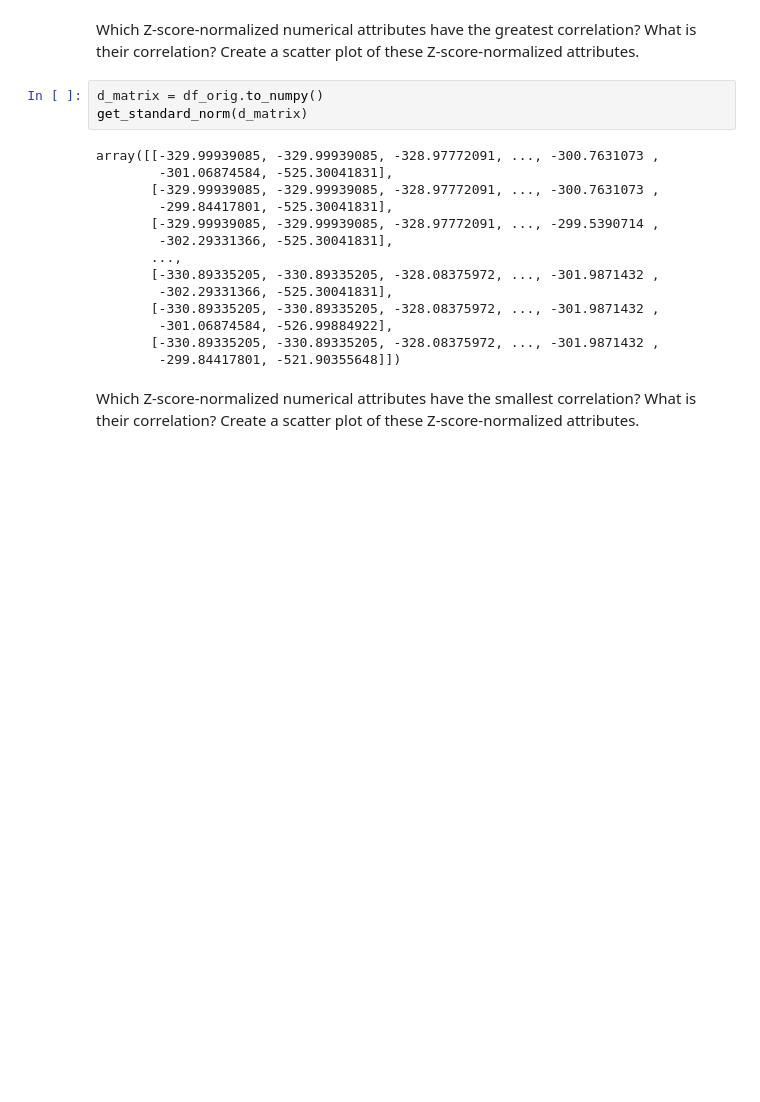
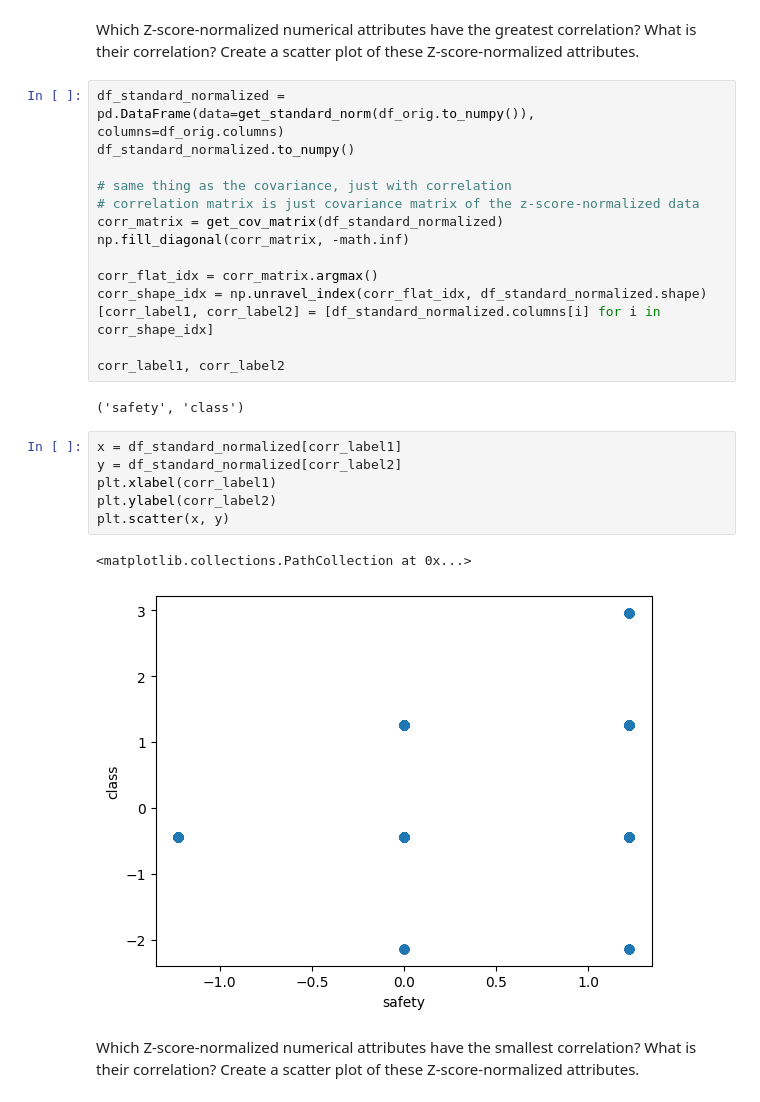
Before and after one commit to Koalafant/csci347_data_mining, a Jupyter notebook: proj_1/one.ipynb, the cells around one changed output. Saved outputs shown, nothing was run; the diff lists cells and outputs as text; blank space fills up the shorter version.

Commit message:
Answered questions about correlation + refactors

```diff
--- a/proj_1/one.ipynb
+++ b/proj_1/one.ipynb
@@ -257,23 +255,31 @@ plt.scatter(x, y)
 # %% [markdown]
 Which Z-score-normalized numerical attributes have the greatest correlation? What
 is their correlation? Create a scatter plot of these Z-score-normalized attributes.
-# %%
-d_matrix = df_orig.to_numpy()
-get_standard_norm(d_matrix)
-# %% [output]
-array([[-329.99939085, -329.99939085, -328.97772091, ..., -300.7631073 ,
-        -301.06874584, -525.30041831],
-       [-329.99939085, -329.99939085, -328.97772091, ..., -300.7631073 ,
-        -299.84417801, -525.30041831],
-       [-329.99939085, -329.99939085, -328.97772091, ..., -299.5390714 ,
-        -302.29331366, -525.30041831],
-       ...,
-       [-330.89335205, -330.89335205, -328.08375972, ..., -301.9871432 ,
-        -302.29331366, -525.30041831],
-       [-330.89335205, -330.89335205, -328.08375972, ..., -301.9871432 ,
-        -301.06874584, -526.99884922],
-       [-330.89335205, -330.89335205, -328.08375972, ..., -301.9871432 ,
-        -299.84417801, -521.90355648]])
+# %%
+df_standard_normalized = pd.DataFrame(data=get_standard_norm(df_orig.to_numpy()), columns=df_orig.columns)
+df_standard_normalized.to_numpy()
+
+# same thing as the covariance, just with correlation
+# correlation matrix is just covariance matrix of the z-score-normalized data
+corr_matrix = get_cov_matrix(df_standard_normalized)
+np.fill_diagonal(corr_matrix, -math.inf)
+
+corr_flat_idx = corr_matrix.argmax()
+corr_shape_idx = np.unravel_index(corr_flat_idx, df_standard_normalized.shape)
+[corr_label1, corr_label2] = [df_standard_normalized.columns[i] for i in corr_shape_idx]
+
+corr_label1, corr_label2
+# %% [output]
+('safety', 'class')
+# %%
+x = df_standard_normalized[corr_label1]
+y = df_standard_normalized[corr_label2]
+plt.xlabel(corr_label1)
+plt.ylabel(corr_label2)
+plt.scatter(x, y)
+# %% [output]
+<matplotlib.collections.PathCollection at 0x...>
+[figure, added]
 # %% [markdown]
 Which Z-score-normalized numerical attributes have the smallest correlation? What
 is their correlation? Create a scatter plot of these Z-score-normalized attributes.
```
Also changed, not shown: parts of 7 cells of this notebook.
